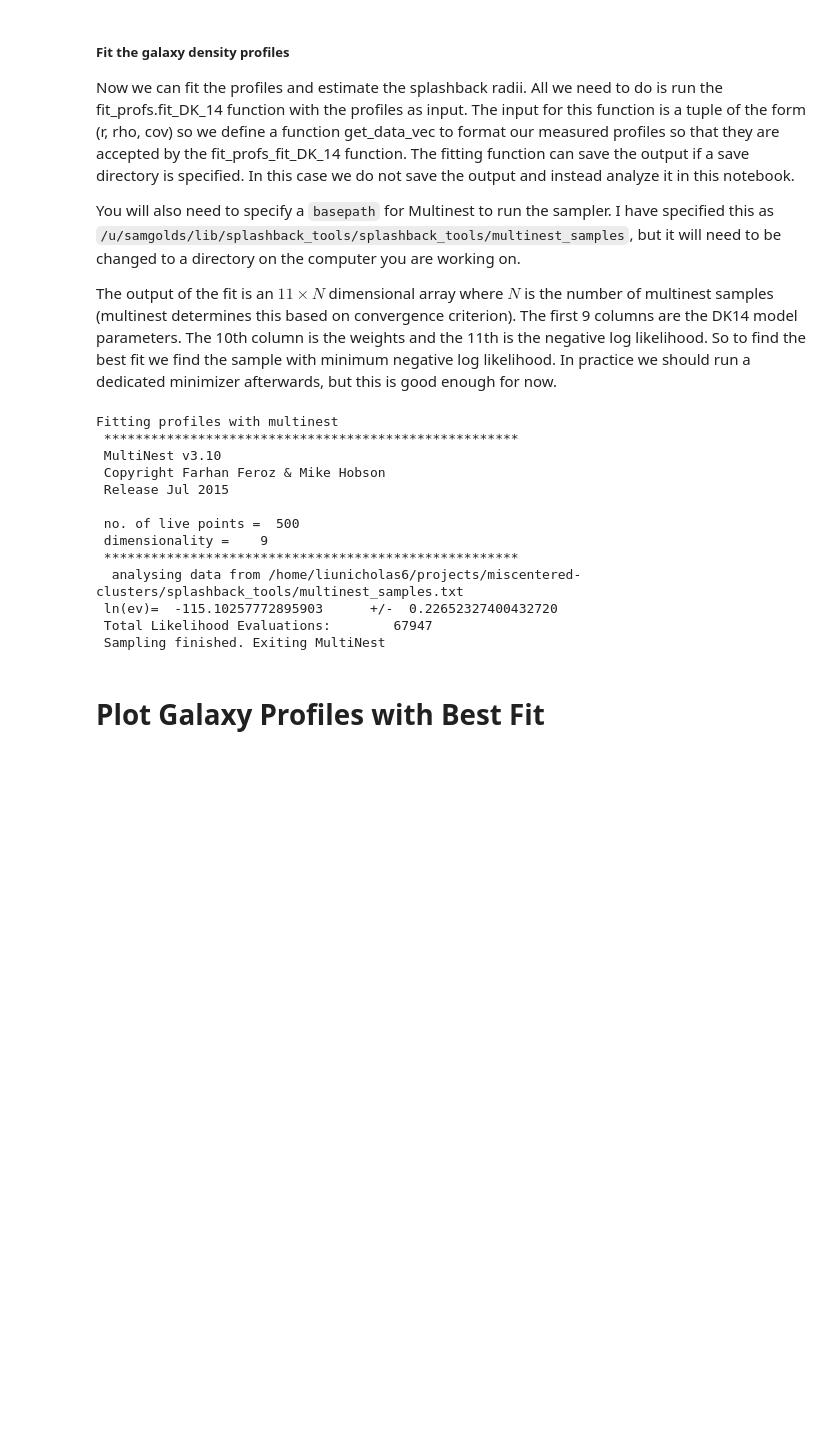
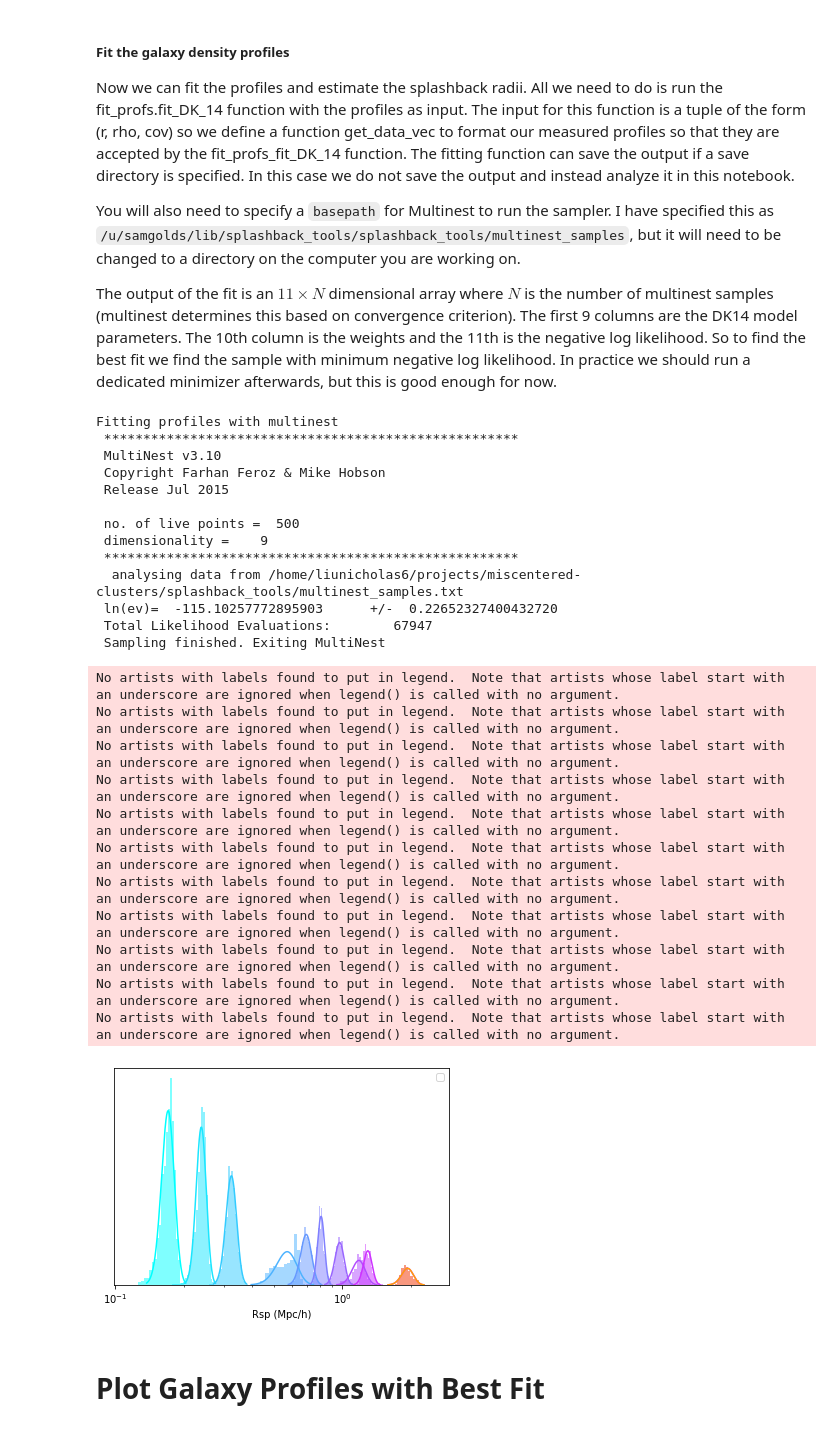
Before and after one commit to liunicholas6/miscentered-clusters, a Jupyter notebook: notebooks/tng_galaxy_profile-D22-Copy1.ipynb, the cells around one changed output. Cells and saved outputs as stored; diff of their text form; code cells hidden in the pictures; blank space fills up the shorter version.

```diff
--- a/notebooks/tng_galaxy_profile-D22-Copy1.ipynb
+++ b/notebooks/tng_galaxy_profile-D22-Copy1.ipynb
@@ -81,6 +81,36 @@ with open(f"chain_real.bin", "wb") as file:
 import pickle as pkl
 with open(f"chain_real.bin", "rb") as file:
     chain = pkl.load(file)
+# %%
+chains = []
+#Load chains
+import pickle as pkl
+for i in range(10):
+    with open(f"chain{i}.bin", "rb") as file:
+        chains.append(pkl.load(file))
+# %%
+import matplotlib.pyplot as plt
+ax = plt.gca()
+ax.set_xscale('log')
+ax.set_xlabel("Rsp (Mpc/h)")
+for i, chain in enumerate(chains):
+    color = (i/len(chains), (len(chains) - i)/len(chains), 1)
+    chain.plot_1d_posterior('rsp', ax, color = color)
+
+chain.plot_1d_posterior('rsp', ax, color = 'orange')
+# %% [output]
+No artists with labels found to put in legend.  Note that artists whose label start with an underscore are ignored when legend() is called with no argument.
+No artists with labels found to put in legend.  Note that artists whose label start with an underscore are ignored when legend() is called with no argument.
+No artists with labels found to put in legend.  Note that artists whose label start with an underscore are ignored when legend() is called with no argument.
+No artists with labels found to put in legend.  Note that artists whose label start with an underscore are ignored when legend() is called with no argument.
+No artists with labels found to put in legend.  Note that artists whose label start with an underscore are ignored when legend() is called with no argument.
+No artists with labels found to put in legend.  Note that artists whose label start with an underscore are ignored when legend() is called with no argument.
+No artists with labels found to put in legend.  Note that artists whose label start with an underscore are ignored when legend() is called with no argument.
+No artists with labels found to put in legend.  Note that artists whose label start with an underscore are ignored when legend() is called with no argument.
+No artists with labels found to put in legend.  Note that artists whose label start with an underscore are ignored when legend() is called with no argument.
+No artists with labels found to put in legend.  Note that artists whose label start with an underscore are ignored when legend() is called with no argument.
+No artists with labels found to put in legend.  Note that artists whose label start with an underscore are ignored when legend() is called with no argument.
+[figure, added]
 # %% [markdown]
 # Plot Galaxy Profiles with Best Fit
 # %%
```
Also changed, not shown: 27 other files.
